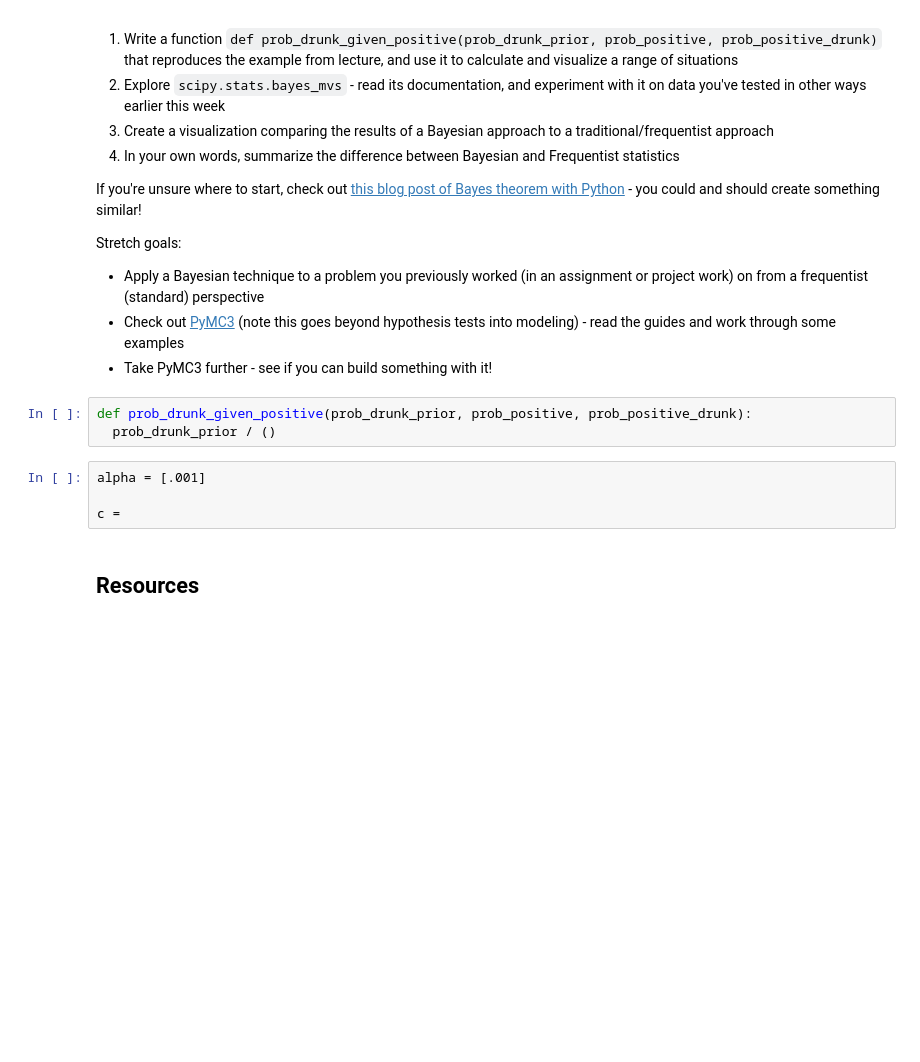
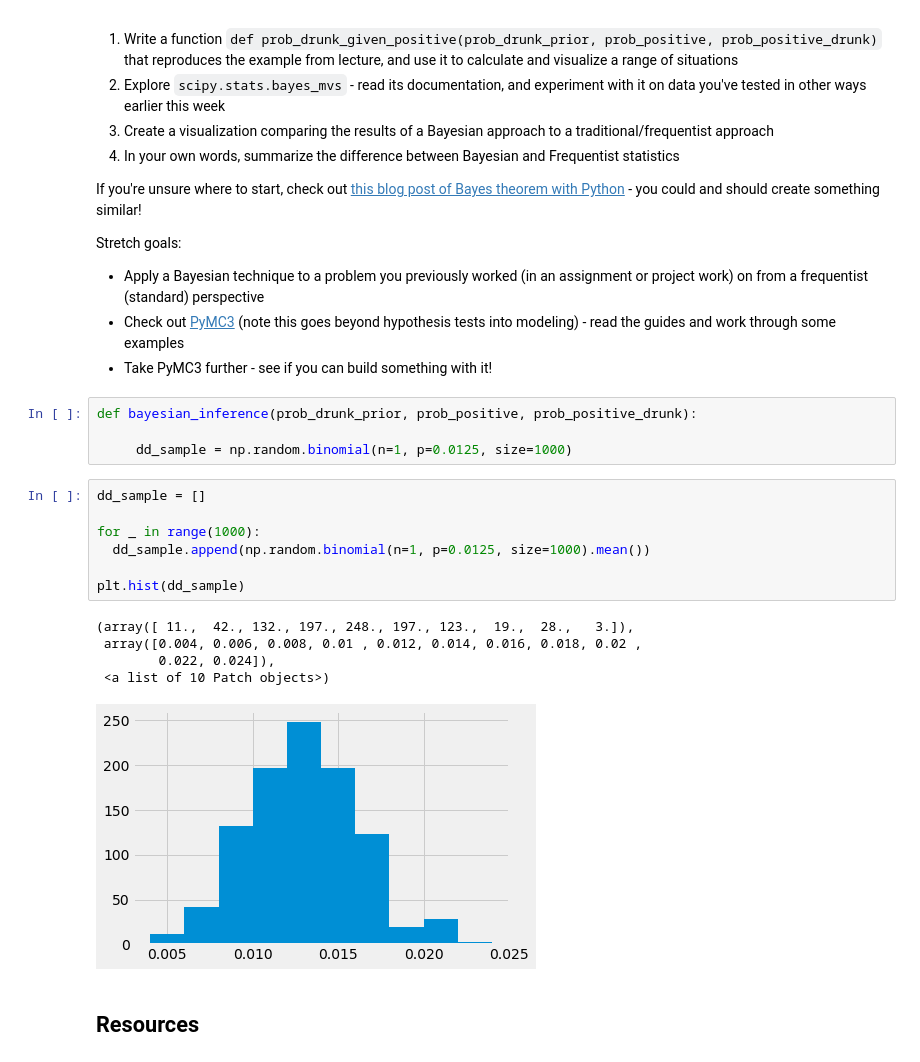
Before and after one commit to adamlutzz/DS-Unit-1-Sprint-3-Statistical-Tests-and-Experiments, a Jupyter notebook: module3-introduction-to-bayesian-inference/LS_DS_133_Introduction_to_Bayesian_Inference.ipynb, the cells around one changed output. Cells and saved outputs as stored; diff of their text form; blank space fills up the shorter version.

```diff
--- a/module3-introduction-to-bayesian-inference/LS_DS_133_Introduction_to_Bayesian_Inference.ipynb
+++ b/module3-introduction-to-bayesian-inference/LS_DS_133_Introduction_to_Bayesian_Inference.ipynb
@@ -220,13 +220,23 @@ Stretch goals:
 - Apply a Bayesian technique to a problem you previously worked (in an assignment or project work) on from a frequentist (standard) perspective
 - Check out [PyMC3](https://docs.pymc.io/) (note this goes beyond hypothesis tests into modeling) - read the guides and work through some examples
 - Take PyMC3 further - see if you can build something with it!
-# %%
-def prob_drunk_given_positive(prob_drunk_prior, prob_positive, prob_positive_drunk):
-  prob_drunk_prior / ()
-# %%
-alpha = [.001]
-
-c =
+# %%
+def bayesian_inference(prob_drunk_prior, prob_positive, prob_positive_drunk):
+
+     dd_sample = np.random.binomial(n=1, p=0.0125, size=1000)
+# %%
+dd_sample = []
+
+for _ in range(1000):
+  dd_sample.append(np.random.binomial(n=1, p=0.0125, size=1000).mean())
+
+plt.hist(dd_sample)
+# %% [output]
+(array([ 11.,  42., 132., 197., 248., 197., 123.,  19.,  28.,   3.]),
+ array([0.004, 0.006, 0.008, 0.01 , 0.012, 0.014, 0.016, 0.018, 0.02 ,
+        0.022, 0.024]),
+ <a list of 10 Patch objects>)
+[figure, added]
 # %% [markdown]
 ## Resources
 # %% [markdown]
```
Also changed, not shown: parts of 1 cell of this notebook.
